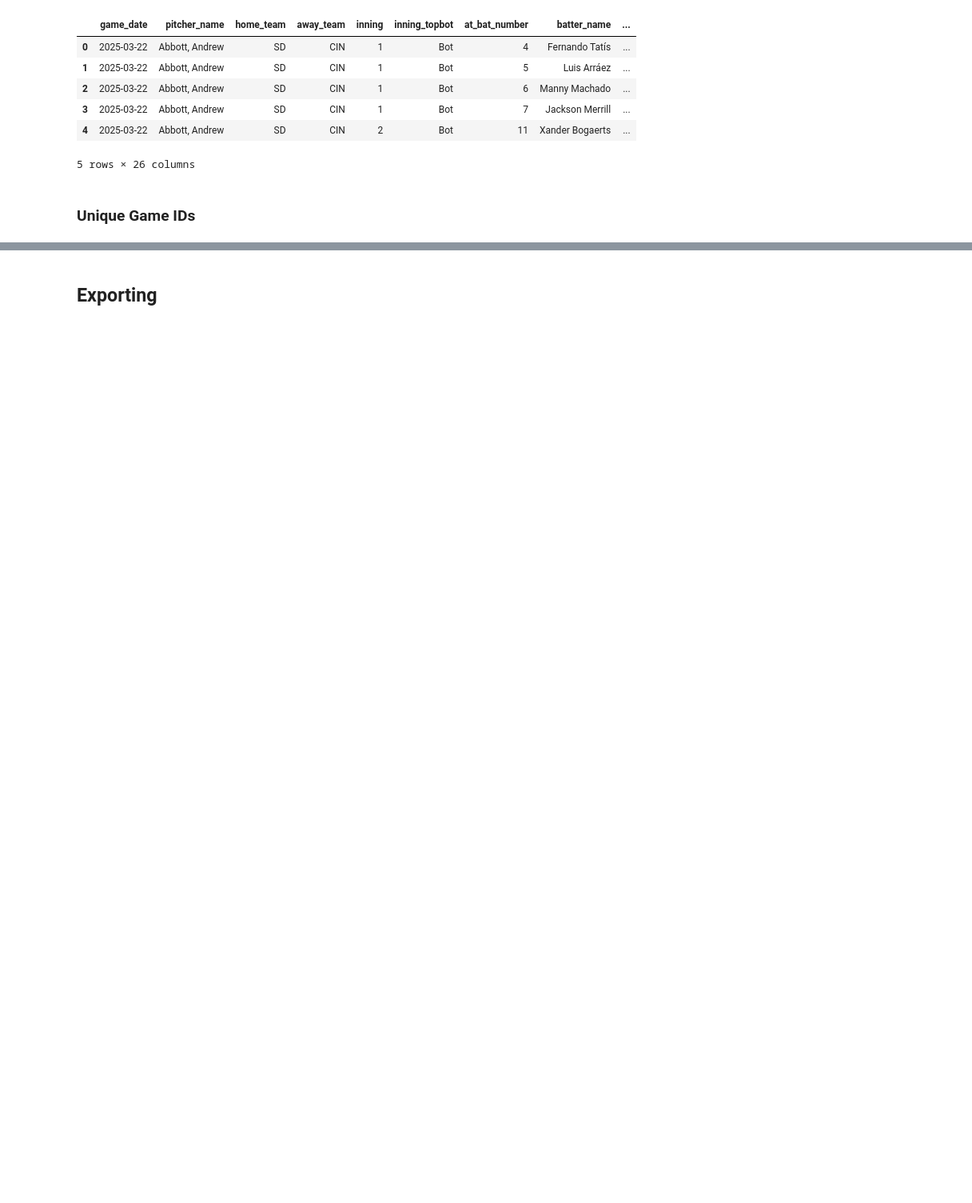
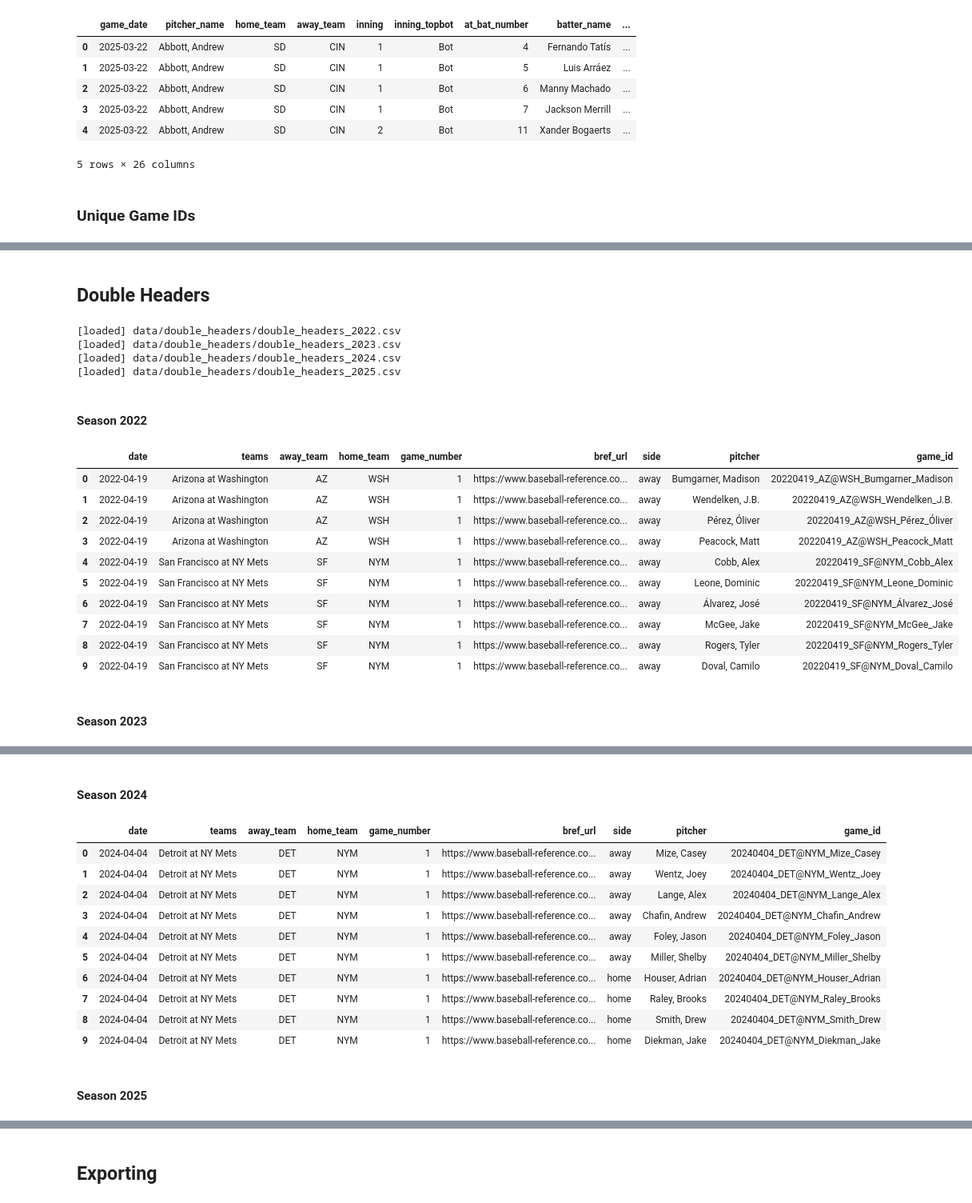
Before and after one commit to Sam-Gartenstein/home-run-prediction, a Jupyter notebook: Game Preprocessing.ipynb, the cells around one changed output, grey strips where cells are left out. Shown at 80% size. Cells and saved outputs as stored; diff of their text form; code cells hidden in the pictures; blank space fills up the shorter version.

Commit message:
Successfully created Game Id that differenitiates between double header games 1 and 2. Need to organize notebook and add better documentation.

```diff
--- a/Game Preprocessing.ipynb
+++ b/Game Preprocessing.ipynb
@@ -1281,0 +1337,43 @@ NameError: name 'stop' is not defined
+# %% [markdown]
+## Double Headers
+# %%
+indir = Path("data") / "double_headers"
+
+double_headers = {}
+
+for year in range(2022, 2026):
+    fp = indir / f"double_headers_{year}.csv"
+    if fp.exists():
+        double_headers[year] = pd.read_csv(fp)
+        print(f"[loaded] {fp}")
+    else:
+        print(f"[missing] {fp}")
+
+# Recreate the same variable names if you want them back
+double_headers_22 = double_headers.get(2022)
+double_headers_23 = double_headers.get(2023)
+double_headers_24 = double_headers.get(2024)
+double_headers_25 = double_headers.get(2025)
+
+display(HTML("<h4>Season 2022</h4>")); display(double_headers_22.head(10))
+display(HTML("<h4>Season 2023</h4>")); display(double_headers_23.head(10))
+display(HTML("<h4>Season 2024</h4>")); display(double_headers_24.head(10))
+display(HTML("<h4>Season 2025</h4>")); display(double_headers_25.head(10))
+# %% [output]
+[loaded] data/double_headers/double_headers_2022.csv
+[loaded] data/double_headers/double_headers_2023.csv
+[loaded] data/double_headers/double_headers_2024.csv
+[loaded] data/double_headers/double_headers_2025.csv
+Season 2022
+|  | date | teams | away_team | home_team | game_number | bref_url | side | pitcher | game_id |
+| 0 | 2022-04-19 | Arizona at Washington | AZ | WSH | 1 | https://www.baseball-reference.co... | away | Bumgarner, Madison | 20220419_AZ@WSH_Bumgarner_Madison |
+| 1 | 2022-04-19 | Arizona at Washington | AZ | WSH | 1 | https://www.baseball-reference.co... | away | Wendelken, J.B. | 20220419_AZ@WSH_Wendelken_J.B. |
+| 2 | 2022-04-19 | Arizona at Washington | AZ | WSH | 1 | https://www.baseball-reference.co... | away | Pérez, Óliver | 20220419_AZ@WSH_Pérez_Óliver |
+| 3 | 2022-04-19 | Arizona at Washington | AZ | WSH | 1 | https://www.baseball-reference.co... | away | Peacock, Matt | 20220419_AZ@WSH_Peacock_Matt |
+| 4 | 2022-04-19 | San Francisco at NY Mets | SF | NYM | 1 | https://www.baseball-reference.co... | away | Cobb, Alex | 20220419_SF@NYM_Cobb_Alex |
+| 5 | 2022-04-19 | San Francisco at NY Mets | SF | NYM | 1 | https://www.baseball-reference.co... | away | Leone, Dominic | 20220419_SF@NYM_Leone_Dominic |
+| 6 | 2022-04-19 | San Francisco at NY Mets | SF | NYM | 1 | https://www.baseball-reference.co... | away | Álvarez, José | 20220419_SF@NYM_Álvarez_José |
+| 7 | 2022-04-19 | San Francisco at NY Mets | SF | NYM | 1 | https://www.baseball-reference.co... | away | McGee, Jake | 20220419_SF@NYM_McGee_Jake |
+| 8 | 2022-04-19 | San Francisco at NY Mets | SF | NYM | 1 | https://www.baseball-reference.co... | away | Rogers, Tyler | 20220419_SF@NYM_Rogers_Tyler |
+| 9 | 2022-04-19 | San Francisco at NY Mets | SF | NYM | 1 | https://www.baseball-reference.co... | away | Doval, Camilo | 20220419_SF@NYM_Doval_Camilo |
+Season 2023
@@ -1281,0 +1391,13 @@ NameError: name 'stop' is not defined
+Season 2024
+|  | date | teams | away_team | home_team | game_number | bref_url | side | pitcher | game_id |
+| 0 | 2024-04-04 | Detroit at NY Mets | DET | NYM | 1 | https://www.baseball-reference.co... | away | Mize, Casey | 20240404_DET@NYM_Mize_Casey |
+| 1 | 2024-04-04 | Detroit at NY Mets | DET | NYM | 1 | https://www.baseball-reference.co... | away | Wentz, Joey | 20240404_DET@NYM_Wentz_Joey |
+| 2 | 2024-04-04 | Detroit at NY Mets | DET | NYM | 1 | https://www.baseball-reference.co... | away | Lange, Alex | 20240404_DET@NYM_Lange_Alex |
+| 3 | 2024-04-04 | Detroit at NY Mets | DET | NYM | 1 | https://www.baseball-reference.co... | away | Chafin, Andrew | 20240404_DET@NYM_Chafin_Andrew |
+| 4 | 2024-04-04 | Detroit at NY Mets | DET | NYM | 1 | https://www.baseball-reference.co... | away | Foley, Jason | 20240404_DET@NYM_Foley_Jason |
+| 5 | 2024-04-04 | Detroit at NY Mets | DET | NYM | 1 | https://www.baseball-reference.co... | away | Miller, Shelby | 20240404_DET@NYM_Miller_Shelby |
+| 6 | 2024-04-04 | Detroit at NY Mets | DET | NYM | 1 | https://www.baseball-reference.co... | home | Houser, Adrian | 20240404_DET@NYM_Houser_Adrian |
+| 7 | 2024-04-04 | Detroit at NY Mets | DET | NYM | 1 | https://www.baseball-reference.co... | home | Raley, Brooks | 20240404_DET@NYM_Raley_Brooks |
+| 8 | 2024-04-04 | Detroit at NY Mets | DET | NYM | 1 | https://www.baseball-reference.co... | home | Smith, Drew | 20240404_DET@NYM_Smith_Drew |
+| 9 | 2024-04-04 | Detroit at NY Mets | DET | NYM | 1 | https://www.baseball-reference.co... | home | Diekman, Jake | 20240404_DET@NYM_Diekman_Jake |
+Season 2025
```
Also changed, not shown: parts of 29 cells of this notebook.
